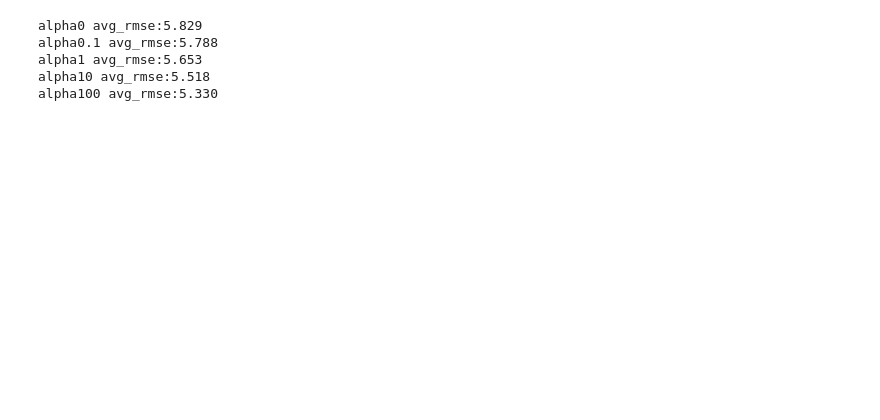
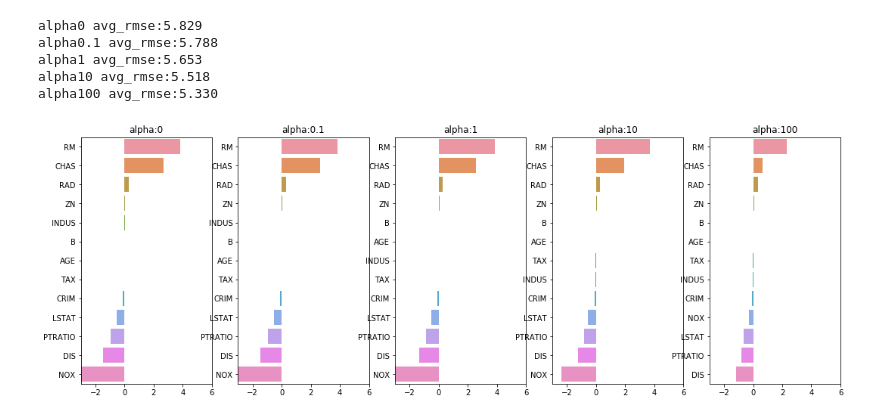
Before and after one commit to quovadisss/MLguide, a Jupyter notebook: Regression/5.6_Ridge,Lasso,Elasticnet.ipynb, the cells around one changed output. Cells and saved outputs as stored; diff of their text form; code cells hidden in the pictures; blank space fills up the shorter version.

```diff
--- a/Regression/5.6_Ridge,Lasso,Elasticnet.ipynb
+++ b/Regression/5.6_Ridge,Lasso,Elasticnet.ipynb
@@ -83,3 +88,26 @@ alpha0.1 avg_rmse:5.788
 alpha1 avg_rmse:5.653
 alpha10 avg_rmse:5.518
 alpha100 avg_rmse:5.330
+# %%
+# 각 alpha에 따른 회귀 계수 값을 시각화하기 위해 5개의 열로 된 matplotlib 축 생성
+fig, axs = plt.subplots(figsize=(18, 6), nrows=1, ncols=5)
+# 각 alpha에 따른 회귀 계수 값을 데이터로 저장하기 위한 DataFrame 생성
+coeff_df = pd.DataFrame()
+
+# alphas 리스트 값을 차례로 입력해 회귀 계수 값 시각화 및 데이터 저장. pos는 axis의 위치 지정
+for pos, alpha in enumerate(alphas):
+    ridge = Ridge(alpha=alpha)
+    ridge.fit(X_data, y_target)
+    # alpha에 따른 피처별로 회귀 계수를 Series로 변환하고 이를 dataframe의 칼럼으로 추가.
+    coeff = pd.Series(data=ridge.coef_, index=X_data.columns)
+    colname = 'alpha:'+str(alpha)
+    coeff_df[colname] = coeff
+    # 막대 그래프로 각 alpha값에서의 회귀 계수를 시각화. 회귀 계수값이 높은 순으로 표현
+    coeff = coeff.sort_values(ascending=False)
+    axs[pos].set_title(colname)
+    axs[pos].set_xlim(-3, 6)
+    sns.barplot(x=coeff.values, y=coeff.index, ax =axs[pos])
+
+plt.show()
+# %% [output]
+[figure, added]
```
Also changed, not shown: parts of 14 cells of this notebook, 1 other file.
